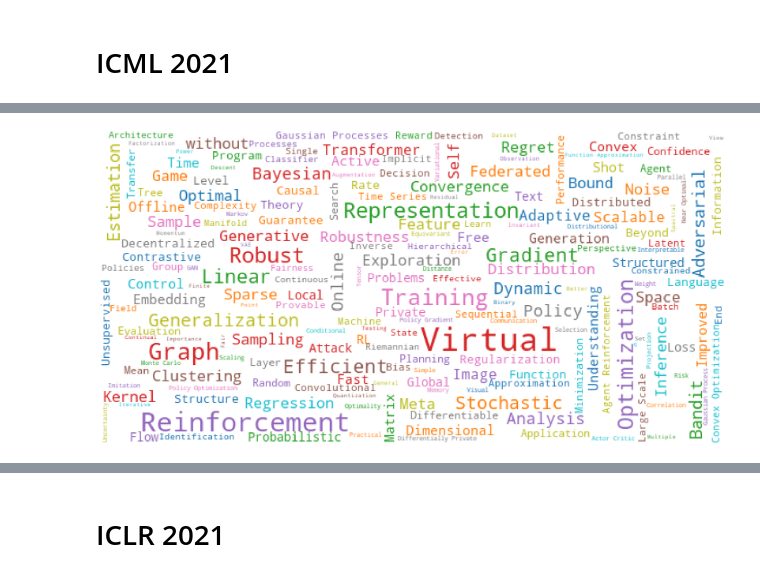
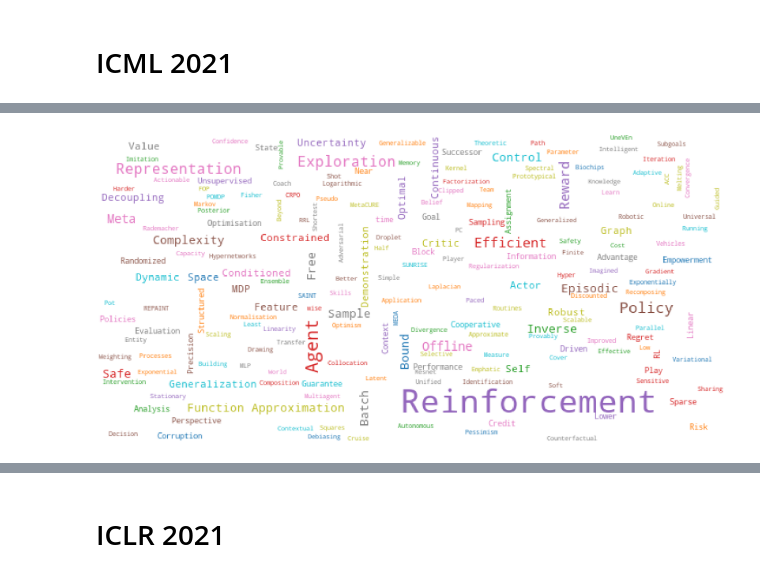
Before and after one commit to KaishuaiXu/ConferenceWordCloud21, a Jupyter notebook: demo.ipynb, the cells around one changed output, grey strips where cells are left out. Cells and saved outputs as stored; diff of their text form; code cells hidden in the pictures.

```diff
--- a/demo.ipynb
+++ b/demo.ipynb
@@ -147,31 +129,34 @@ data
 # %%
 text = ''
+global_text = ''
 for line in data:
     if line:
         tmp = line.split('\nIn Poster Session')
+        if 'Reinforcement Learning' in tmp[0]:
+            global_text += f'\n{tmp[0]}'
         text += f'\n{tmp[0]}'
 # %%
 # Display the generated image:
 from wordcloud import WordCloud
 import matplotlib.pyplot as plt
 
 STOPWORDS = list(map(str.strip, open('stopwords').readlines()))
 STOPWORDS += ['Model', 'Neural Network', 'Neural Networks', 'Network', 'Networks', 'Attention',
               'Data', 'Modeling', 'based', 'Using', 'Learning', 'Toward', 'Matching',
               'Multi', 'via', 'Deep', 'Label', 'Aware', 'Problem', 'Neural', 'Towards',
              'Algorithm', 'Prediction', 'Framework', 'Two', 'Approach', 'Classification',
              'Task', 'Models', 'Solving', 'Method', 'Improving', 't', 'One', 'Tasks',
              'User', 'Algorithms', 'New', 'Combining', 'High', 'News', 'Methods', 'Non', 'Virtual'
              ]
 
 # lower max_font_size
-wordcloud = WordCloud(width=700, height=350, max_font_size=36, min_font_size=4, stopwords=set(STOPWORDS), mode='RGBA', colormap='tab10', background_color='white').generate(text)
+wordcloud = WordCloud(width=700, height=350, max_font_size=36, min_font_size=4, stopwords=set(STOPWORDS), mode='RGBA', colormap='tab10', background_color='white').generate(global_text)
 plt.figure(figsize=(40, 20))
 plt.imshow(wordcloud)
 plt.axis("off")
 plt.show()
 # %% [output]
-[figure, old version]
+[figure, new version]
 # %%
 wordcloud_svg = wordcloud.to_svg(embed_font=True)
 f = open("./pics/ICML2021.svg","w+")
```
Also changed, not shown: parts of 5 cells of this notebook, 1 other file.
